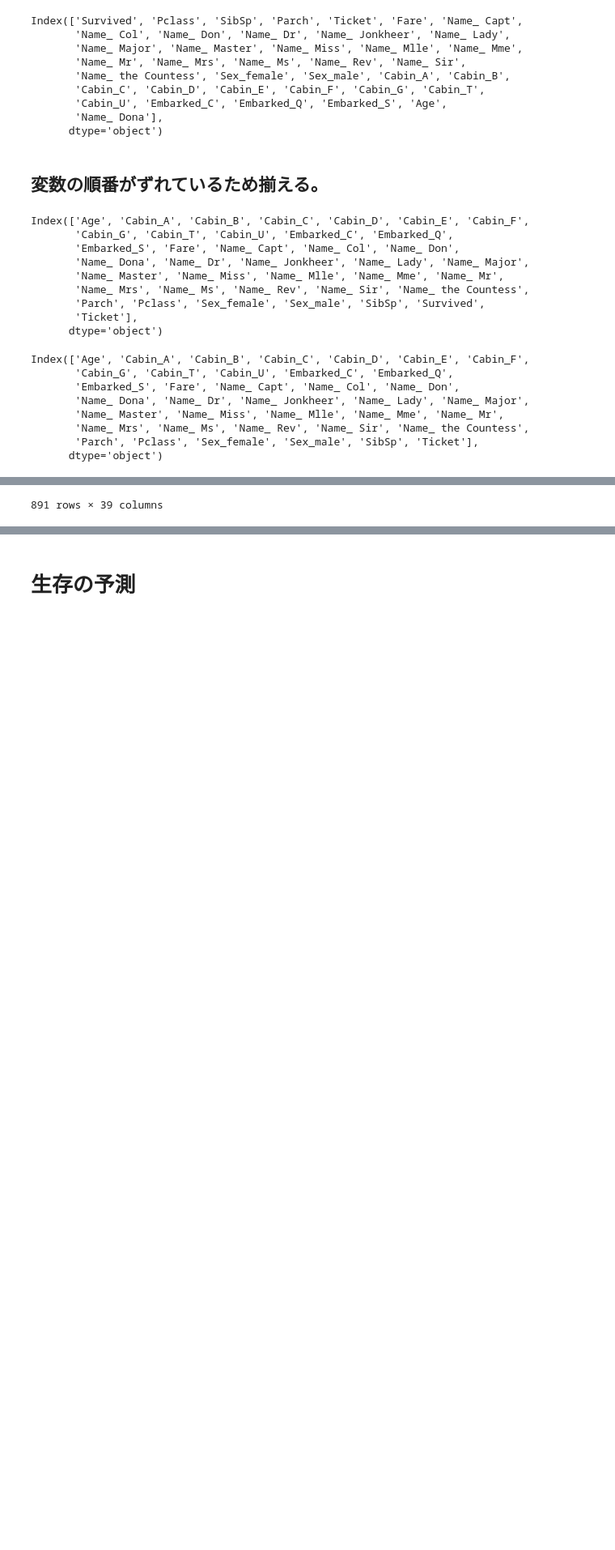
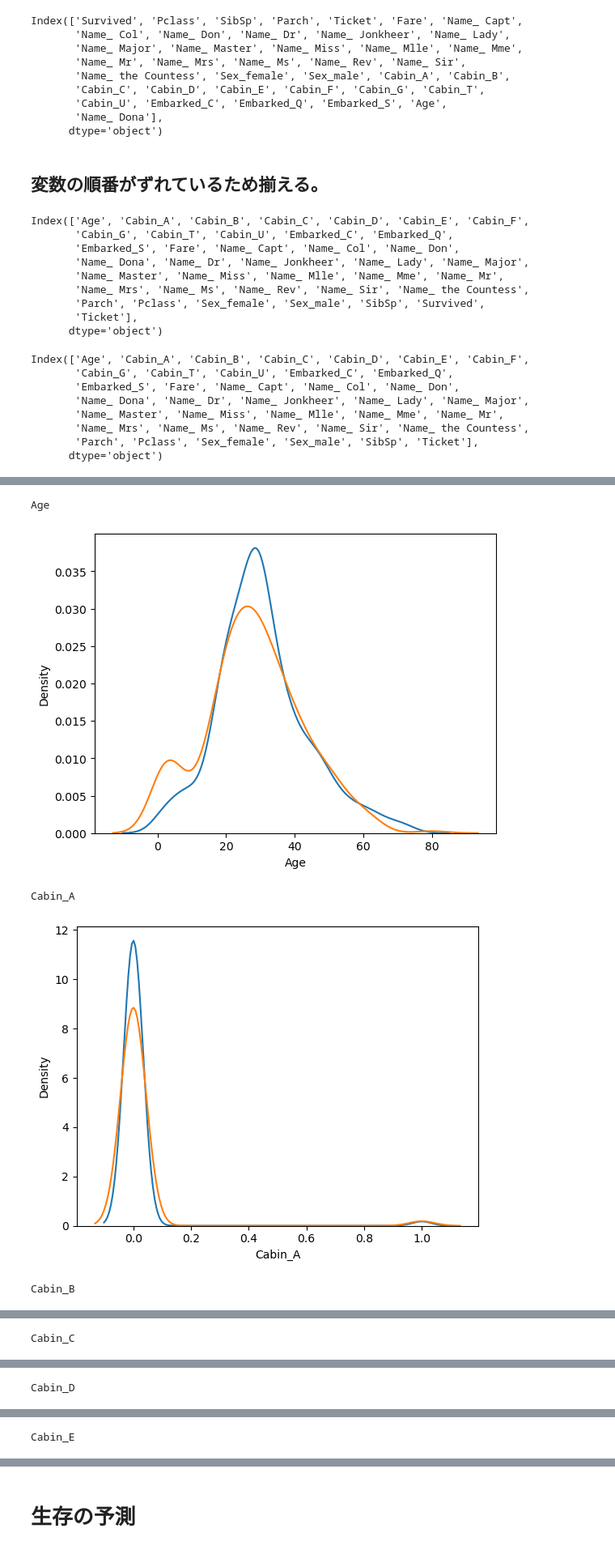
Before and after one commit to NTanaka1994/omoitsuki, a Jupyter notebook: titanic2.ipynb, the cells around one changed output, grey strips where cells are left out. Shown at 81% size. Saved outputs shown, nothing was run; the diff lists cells and outputs as text; code cells hidden in the pictures; blank space fills up the shorter version.

```diff
--- a/titanic2.ipynb
+++ b/titanic2.ipynb
@@ -503,5 +503,12 @@ Index(['Age', 'Cabin_A', 'Cabin_B', 'Cabin_C', 'Cabin_D', 'Cabin_E', 'Cabin_F',
        'Parch', 'Pclass', 'Sex_female', 'Sex_male', 'SibSp', 'Ticket'],
       dtype='object')
 # %%
-df_train
+for col in df_test.columns:
+    try:
+        print(col)
+        sns.kdeplot(df_train[df_train["Survived"]==0][col], label="Survived=0")
+        sns.kdeplot(df_train[df_train["Survived"]==1][col], label="Survived=0")
+        plt.show()
+    except:
+        _ = 0
 # %% [output]
@@ -521 +515,5 @@ df_train
-891 rows × 39 columns
+Age
+[figure, added]
+Cabin_A
+[figure, added]
+Cabin_B
@@ -521,0 +521 @@ df_train
+Cabin_C
@@ -521,0 +523 @@ df_train
+Cabin_D
@@ -521,0 +525 @@ df_train
+Cabin_E
```
Also changed, not shown: parts of 33 cells of this notebook.
